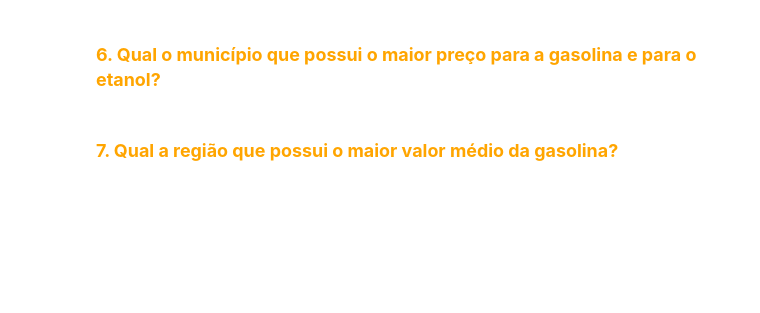
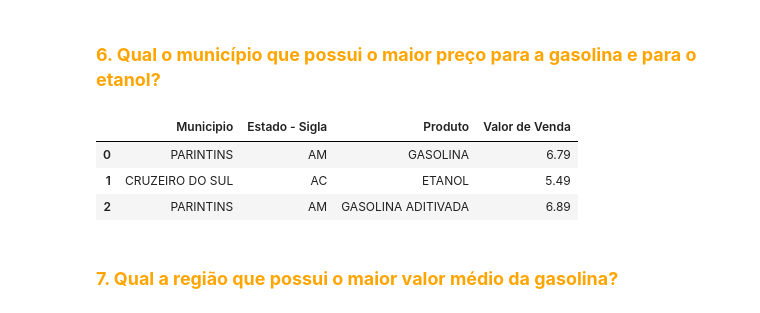
Before and after one commit to gideoni-santos/projeto-squad5-m4, a Jupyter notebook: Analise_combustiveis.ipynb, the cells around one changed output. Cells and saved outputs as stored; diff of their text form; code cells hidden in the pictures; blank space fills up the shorter version.

```diff
--- a/Analise_combustiveis.ipynb
+++ b/Analise_combustiveis.ipynb
@@ -913,5 +943,21 @@ Como podemos observar no DataFrame e visualmente no gráfico acima, temos a méd
 
 
 ###  <font color = orange>**6. Qual o município que possui o maior preço para a gasolina e para o etanol?**
+# %%
+# Encontrar o município com o maior preço para a gasolina e para o etanol
+maior_preco_gasolina = df_menores_precos[df_menores_precos['Produto'] == 'GASOLINA'].groupby('Produto').apply(lambda x: x.nlargest(1, 'Valor de Venda'))
+maior_preco_etanol = df_menores_precos[df_menores_precos['Produto'] == 'ETANOL'].groupby('Produto').apply(lambda x: x.nlargest(1, 'Valor de Venda'))
+maior_preco_aditivada = df_menores_precos[df_menores_precos['Produto'] == 'GASOLINA ADITIVADA'].groupby('Produto').apply(lambda x: x.nlargest(1, 'Valor de Venda'))
+# Concatenar os resultados dos maiores preços para cada tipo de combustível
+df_maiores_preco_por_combustivel = pd.concat([maior_preco_gasolina, maior_preco_etanol,maior_preco_aditivada ])
+df_maiores_preco_por_combustivel.reset_index(drop=True, inplace=True)
+
+# Imprimir o DataFrame com os municípios com os maiores preços para a gasolina e o etanol
+df_maiores_preco_por_combustivel
+# %% [output]
+|  | Municipio | Estado - Sigla | Produto | Valor de Venda |
+| 0 | PARINTINS | AM | GASOLINA | 6.79 |
+| 1 | CRUZEIRO DO SUL | AC | ETANOL | 5.49 |
+| 2 | PARINTINS | AM | GASOLINA ADITIVADA | 6.89 |
 # %% [markdown]
 ###  <font color = orange>**7. Qual a região que possui o maior valor médio da gasolina?**
```
Also changed, not shown: parts of 7 cells of this notebook.
